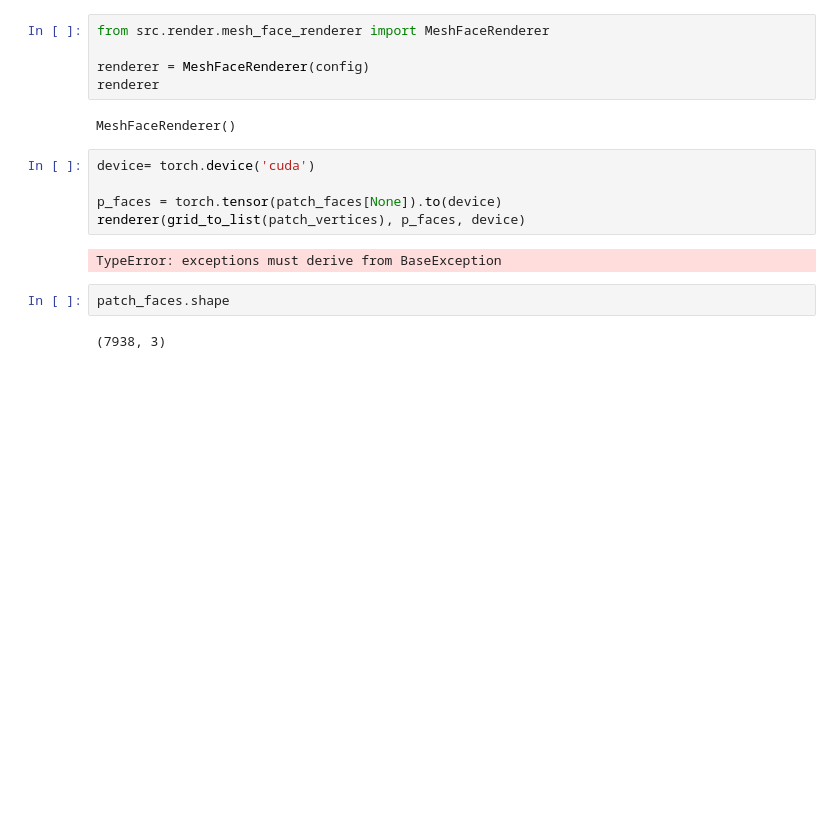
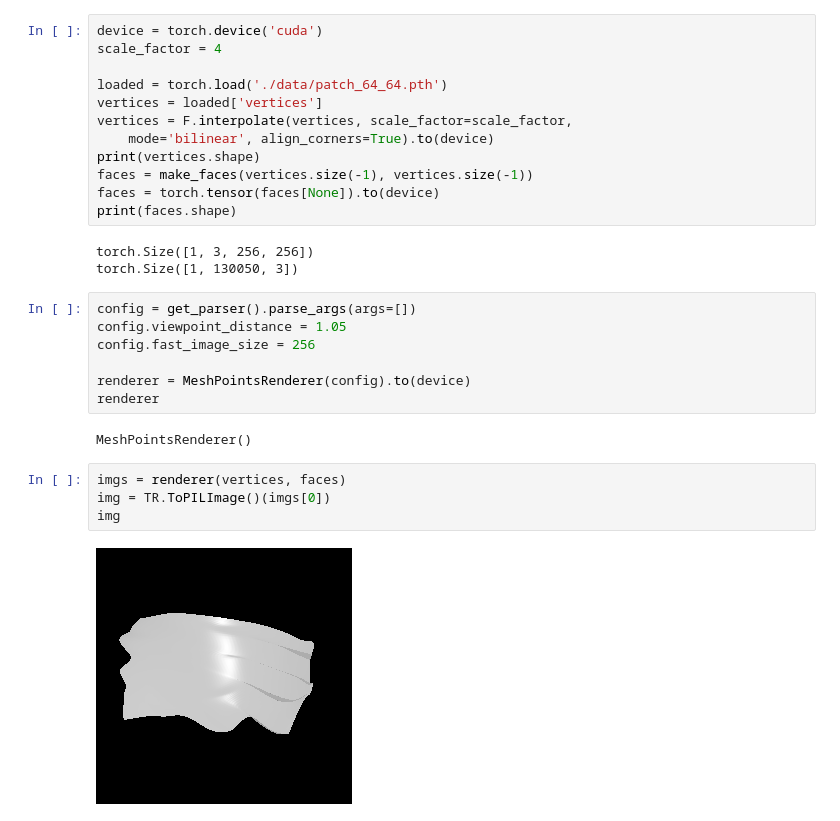
Before and after one commit to bobiblazeski/pic2mesh, a Jupyter notebook: fit_single_patch.ipynb, the cells around one changed output. Saved outputs shown, nothing was run; the diff lists cells and outputs as text; blank space fills up the shorter version.

Commit message:
Before single patch fitting

```diff
--- a/fit_single_patch.ipynb
+++ b/fit_single_patch.ipynb
@@ -46,18 +16,30 @@ config.initial_input_fixed = True
-# %%
-from src.render.mesh_face_renderer import MeshFaceRenderer
-
-renderer = MeshFaceRenderer(config)
-renderer
-# %% [output]
-MeshFaceRenderer()
-# %%
-device= torch.device('cuda')
-
-p_faces = torch.tensor(patch_faces[None]).to(device)
-renderer(grid_to_list(patch_vertices), p_faces, device)
-# %% [output]
-TypeError: exceptions must derive from BaseException
-# %%
-patch_faces.shape
-# %% [output]
-(7938, 3)
+# %%
+device = torch.device('cuda')
+scale_factor = 4
+
+loaded = torch.load('./data/patch_64_64.pth')
+vertices = loaded['vertices']
+vertices = F.interpolate(vertices, scale_factor=scale_factor,
+    mode='bilinear', align_corners=True).to(device)
+print(vertices.shape)
+faces = make_faces(vertices.size(-1), vertices.size(-1))
+faces = torch.tensor(faces[None]).to(device)
+print(faces.shape)
+# %% [output]
+torch.Size([1, 3, 256, 256])
+torch.Size([1, 130050, 3])
+# %%
+config = get_parser().parse_args(args=[])
+config.viewpoint_distance = 1.05
+config.fast_image_size = 256
+
+renderer = MeshPointsRenderer(config).to(device)
+renderer
+# %% [output]
+MeshPointsRenderer()
+# %%
+imgs = renderer(vertices, faces)
+img = TR.ToPILImage()(imgs[0])
+img
+# %% [output]
+[figure, added]
```
Also changed, not shown: parts of 9 cells of this notebook, 14 other files.
